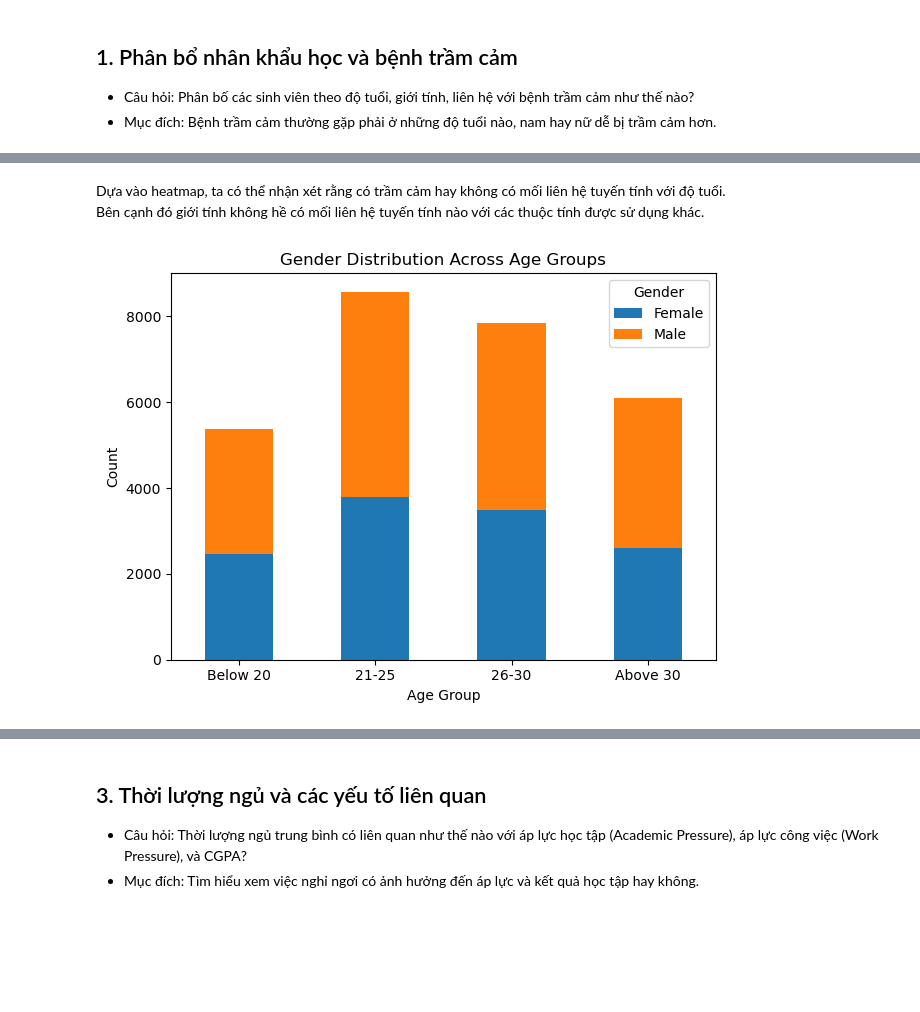
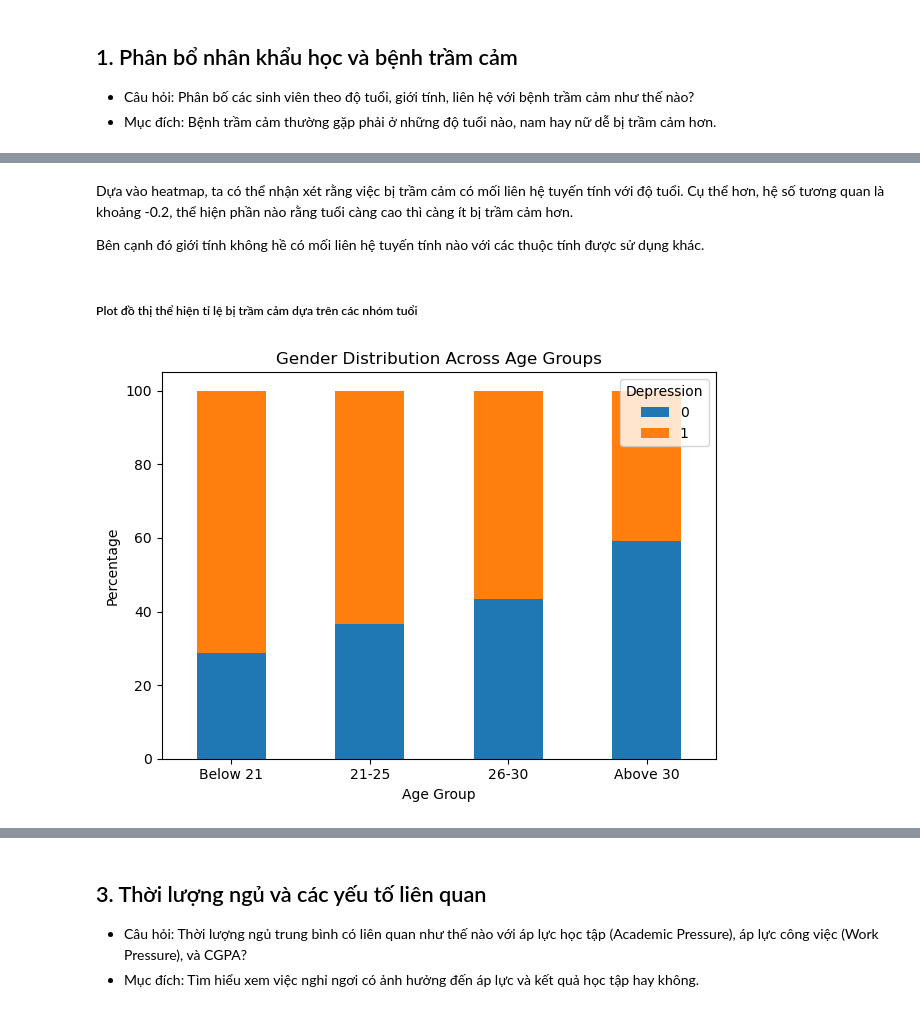
Before and after one commit to lhldanh/HCMUS_-CSC17104_Final_Project, a Jupyter notebook: main.ipynb, the cells around one changed output, grey strips where cells are left out. Drawn from its saved outputs; the diff is of its cells as text; code cells hidden in the pictures; blank space fills up the shorter version.

```diff
--- a/main.ipynb
+++ b/main.ipynb
@@ -89,6 +111,13 @@ df['Financial Stress'] = df['Financial Stress'].fillna(df['Financial Stress'].me
 # %%
+age_labels=['Below 21','21-25','26-30','Above 30']
 df1=df[['Age','Gender','City','Depression']]
-df1['Age group']=pd.cut(df['Age'],bins=[0,20,25,30,100],
-           labels=['Below 20','21-25','26-30','Above 30'])
-df1['Age group'].value_counts().index
+
+df1['Age group']=pd.cut(df['Age'],bins=[0,21,25,30,100],
+           labels=age_labels)
+df1['Age group'].value_counts()
+plt.pie(df1['Age group'].value_counts(),
+        labels=df1['Age group'].value_counts().index,
+        autopct='%1.1f%%');
+
+plt.title('Distribution of Age group');
 # %% [output]
@@ -96,12 +127,6 @@ CategoricalIndex(['21-25', '26-30', 'Above 30', 'Below 20'], categories=['Below
 # %%
-df1=df[['Age','Gender','City','Depression']]
-df1['Age group']=pd.cut(df['Age'],bins=[0,20,25,30,100],
+df1['Age group']=pd.cut(df['Age'],bins=[0,21,25,30,100],
            labels=[1,2,3,4])
-df1['Age group'].value_counts().index
+df1['Age group']=df1['Age group'].astype(np.uint8)
 
-
-# Concatenate the dummy variables back to the original DataFrame
 df1['Gender']=pd.get_dummies(df1['Gender'], drop_first=True)
-# df1['Gender']=pd.get_dummies(df1, columns=['Gender'],drop_first=True)
-df1['Age group']=df1['Age group'].astype(np.uint8)
-df1.info()
@@ -139,18 +137,22 @@ sns.heatmap(df1[['Age group','Gender','Depression']].corr())
 # %% [markdown]
-Dựa vào heatmap, ta có thể nhận xét rằng có trầm cảm hay không có mối liên hệ tuyến tính với độ tuổi.
+Dựa vào heatmap, ta có thể nhận xét rằng việc bị trầm cảm có mối liên hệ tuyến tính với độ tuổi. Cụ thể hơn, hệ số tương quan là khoảng -0.2, thể hiện phần nào rằng tuổi càng cao thì càng ít bị trầm cảm hơn.
+
 Bên cạnh đó giới tính không hề có mối liên hệ tuyến tính nào với các thuộc tính được sử dụng khác.
+# %% [markdown]
+##### Plot đồ thị thể hiện tỉ lệ bị trầm cảm dựa trên các nhóm tuổi
 # %%
-age_gender_counts = df1.groupby(['Age group', 'Gender']).size().unstack(fill_value=0)
-
+age_gender_counts = df1.groupby(['Age group', 'Depression']).size().unstack()
+age_gender_percentages = age_gender_counts.div(age_gender_counts.sum(axis=1), axis=0) * 100
 # Plotting
-age_gender_counts.plot(kind='bar', stacked=True)  # Change to stacked=True for a stacked bar chart
+age_gender_percentages.plot(kind='bar', stacked=True)  # Change to stacked=True for a stacked bar chart
 
 plt.title('Gender Distribution Across Age Groups')
 plt.xlabel('Age Group')
-plt.ylabel('Count')
-plt.xticks(rotation=0)  # Rotate x-axis labels if necessary
-plt.legend(title='Gender')
+
+plt.ylabel('Percentage')
+plt.xticks(rotation=0,labels=age_labels,ticks=range(len(age_labels)))  # Rotate x-axis labels if necessary
+plt.legend(title='Depression')
 plt.tight_layout()  # Adjust layout to fit labels
 plt.show()
 # %% [output]
-[figure, old version]
+[figure, new version]
```
Also changed, not shown: parts of 36 cells of this notebook.
